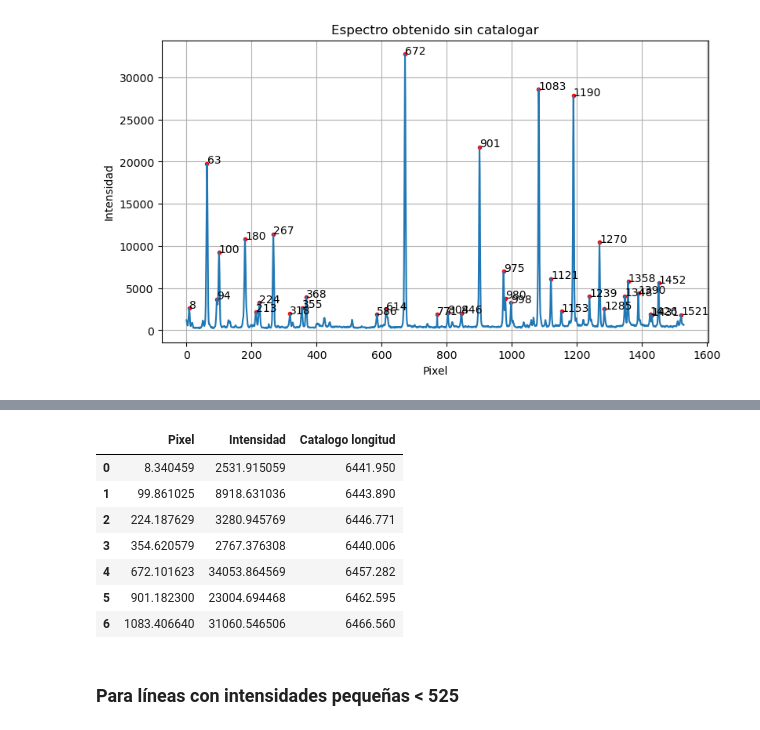
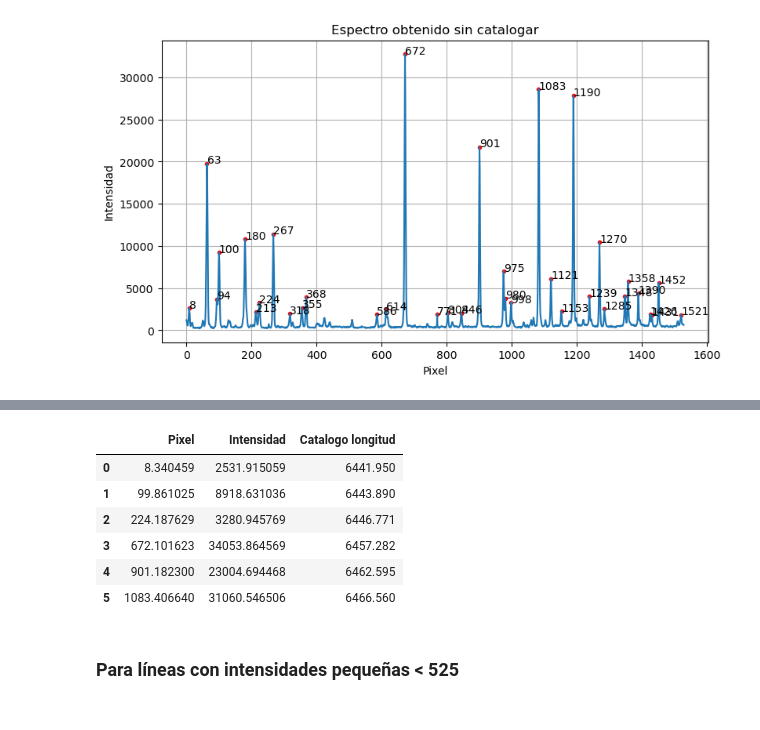
Before and after one commit to ccuellarn/Torium-Operation, a Jupyter notebook: Data/Th 6480/Analisis_6480.ipynb, the cells around one changed output, grey strips where cells are left out. Saved outputs shown, nothing was run; the diff lists cells and outputs as text; code cells hidden in the pictures.

```diff
--- a/Data/Th 6480/Analisis_6480.ipynb
+++ b/Data/Th 6480/Analisis_6480.ipynb
@@ -159,7 +158,7 @@ for i, label in enumerate(anotaciones):
 [figure]
 # %%
 #Lista de pixeles que podrian ser de ordenes diferentes
-PixSus_1 = [ 94,980, 1426, 1431,771,614,586,318,180, 368,267,213, 63, 8975,998, 1121, 1190, 1239, 1270, 1348, 1358, 1390, 1452, 1521, 804, 846, 975, 1153, 1285]
+PixSus_1 = [ 355,94,980, 1426, 1431,771,614,586,318,180, 368,267,213, 63, 8975,998, 1121, 1190, 1239, 1270, 1348, 1358, 1390, 1452, 1521, 804, 846, 975, 1153, 1285]
 
 #Se obtiene el espectro limpio
 marker_x,marker_y, index_x,index_y,anotaciones = DataCatalogue(PixSus_1,marker_x,marker_y, index_x,index_y,anotaciones)
@@ -180,17 +179,16 @@ for i, label in enumerate(anotaciones):
 # %%
 #Longitudes de onda observadas en el catalogo, ingreso manual
-catalog_long_1 = [6441.950, 6443.890, 6446.771, 6440.006, 6457.282, 6462.595, 6466.560, ]
+catalog_long_1 = [6441.950, 6443.890, 6446.771, 6457.282, 6462.595, 6466.560 ]
 DataFit_1 = MakeDataFrame(len(marker_x),catalog_long_1,index_x, index_y)
 DataFit_1
 # %% [output]
 |  | Pixel | Intensidad | Catalogo longitud |
 | 0 | 8.340459 | 2531.915059 | 6441.950 |
 | 1 | 99.861025 | 8918.631036 | 6443.890 |
 | 2 | 224.187629 | 3280.945769 | 6446.771 |
-| 3 | 354.620579 | 2767.376308 | 6440.006 |
-| 4 | 672.101623 | 34053.864569 | 6457.282 |
-| 5 | 901.182300 | 23004.694468 | 6462.595 |
-| 6 | 1083.406640 | 31060.546506 | 6466.560 |
+| 3 | 672.101623 | 34053.864569 | 6457.282 |
+| 4 | 901.182300 | 23004.694468 | 6462.595 |
+| 5 | 1083.406640 | 31060.546506 | 6466.560 |
 # %% [markdown]
 ### Para líneas con intensidades pequeñas < 525
 # %%
```
Also changed, not shown: parts of 3 cells of this notebook, 2 other files.
